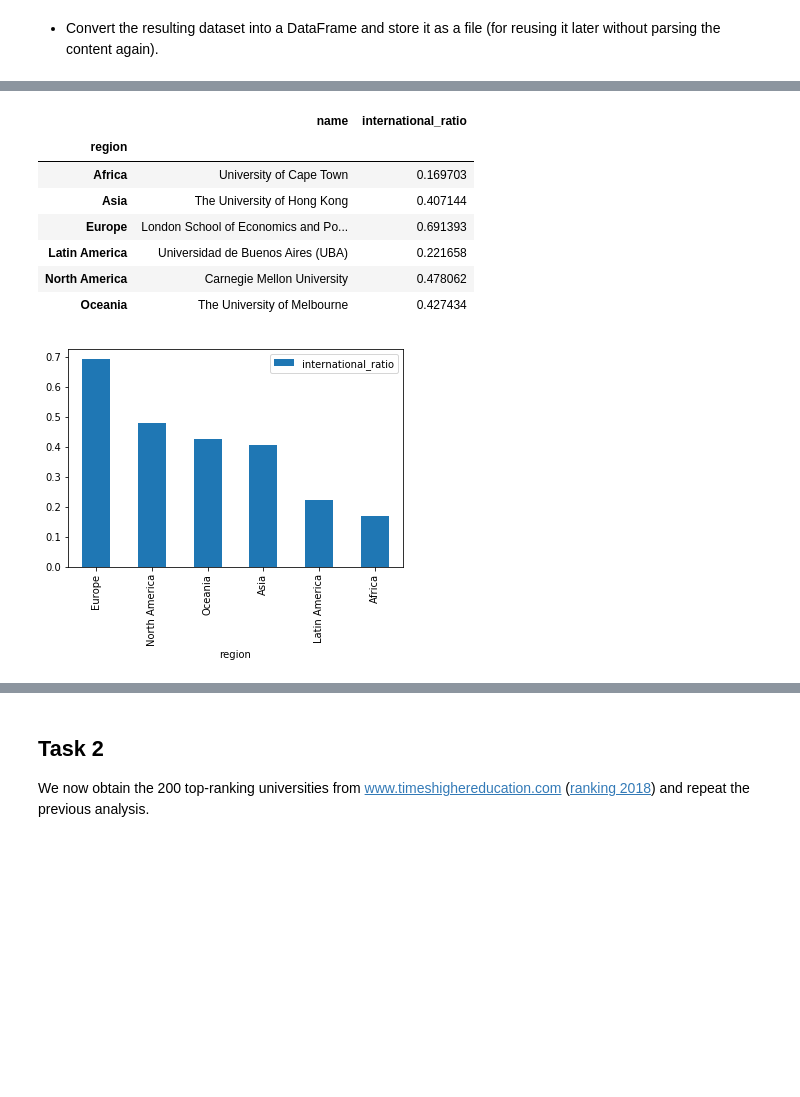
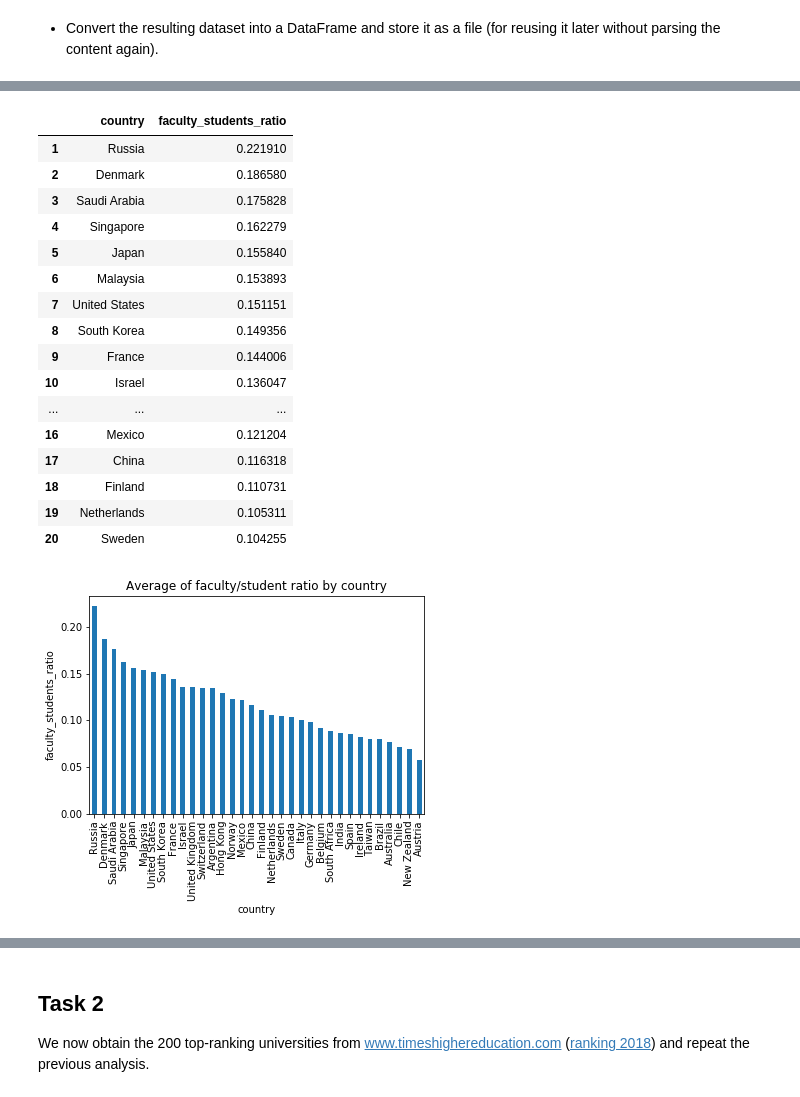
Before and after one commit to tarmeens/ada-homework, a Jupyter notebook: 02 - Data from the Web/Homework2.ipynb, the cells around one changed output, grey strips where cells are left out. Drawn from its saved outputs; the diff is of its cells as text; code cells hidden in the pictures; blank space fills up the shorter version.

```diff
--- a/02 - Data from the Web/Homework2.ipynb
+++ b/02 - Data from the Web/Homework2.ipynb
@@ -126,22 +147,36 @@ qs_df.sort_values('international_ratio', ascending=False).head()
 # This function will be used for the analysis of both QS and THE datasets.
 # In our case, 'grouping_col' will be either 'country' or 'region,
 # and 'value_col' will be either 'faculty_students_ratio' or 'international_ratio'.
-def aggregate_analyze(df, grouping_col, value_col):
+def aggregate_analyze(df, grouping_col, value_col, title=""):
     '''
     Arguments:
     -- df: the DataFrame to process
     -- grouping_col: the column by which the data will be grouped
-    -- value_col: the variabile to maximize within each group
+    -- value_col: the variabile to average within each group
     '''
-    # We group by 'grouping_col' and compute, for each group, the index corresponding to the entry with higher
-    # 'value_col'. These indices are stored in maxIdx.
-    maxIdx = df.groupby([grouping_col])[value_col].idxmax()
 
-    # We use those indices to access the original table and retrieve the needed list of universities.
-    # Moreover, we keep the columns we are interested in, i.e. [grouping_col, 'name', value_col].
-    res = df.loc[maxIdx][[grouping_col, 'name', value_col]].set_index(grouping_col)
-    res = res.sort_values(value_col, ascending=False)
+    grouped = df.groupby([grouping_col]).mean()\
+        .loc[:, [value_col]]\
+        .sort_values(value_col, ascending=False)
 
-    # We finally plot the data in a bar chart
-    res.plot.bar(sort_columns=True)
-    display(res)
+    grouped_with_rank = grouped.reset_index()
+    grouped_with_rank.index = range(1, len(grouped) + 1) # start index from 1
+
+    # plot
+    ax = grouped.plot.bar(title = title)
+    ax.legend_.remove()
+    ax.set_ylabel(value_col)
+
+    return grouped_with_rank
+
+#     # We group by 'grouping_col' and compute, for each group, the index corresponding to the entry with higher
+#     # 'value_col'. These indices are stored in maxIdx.
+#     maxIdx = df.groupby([grouping_col], agg=p)[value_col].idxmax()
+
+#     # We use those indices to access the original table and retrieve the needed list of universities.
+#     # Moreover, we keep the columns we are interested in, i.e. [grouping_col, 'name', value_col].
+#     res = df.loc[maxIdx][[grouping_col, 'name', value_col]].set_index(grouping_col)
+#     res = res.sort_values(value_col, ascending=False)
+
+#     # We finally plot the data in a bar chart
+#     display(res)
@@ -205,12 +183,21 @@ aggregate_analyze(qs_df, 'region', 'faculty_students_ratio')
-# %%
-aggregate_analyze(qs_df, 'region', 'international_ratio')
-# %% [output]
-|  | name | international_ratio |
-| region |  |  |
-| Africa | University of Cape Town | 0.169703 |
-| Asia | The University of Hong Kong | 0.407144 |
-| Europe | London School of Economics and Po... | 0.691393 |
-| Latin America | Universidad de Buenos Aires (UBA) | 0.221658 |
-| North America | Carnegie Mellon University | 0.478062 |
-| Oceania | The University of Melbourne | 0.427434 |
-[figure, removed]
+# %%
+aggregate_analyze(qs_df_analysis, 'country', 'faculty_students_ratio', title="Average of faculty/student ratio by country").head(20)
+# %% [output]
+|  | country | faculty_students_ratio |
+| 1 | Russia | 0.221910 |
+| 2 | Denmark | 0.186580 |
+| 3 | Saudi Arabia | 0.175828 |
+| 4 | Singapore | 0.162279 |
+| 5 | Japan | 0.155840 |
+| 6 | Malaysia | 0.153893 |
+| 7 | United States | 0.151151 |
+| 8 | South Korea | 0.149356 |
+| 9 | France | 0.144006 |
+| 10 | Israel | 0.136047 |
+| ... | ... | ... |
+| 16 | Mexico | 0.121204 |
+| 17 | China | 0.116318 |
+| 18 | Finland | 0.110731 |
+| 19 | Netherlands | 0.105311 |
+| 20 | Sweden | 0.104255 |
+[figure, added]
```
Also changed, not shown: parts of 35 cells of this notebook.
